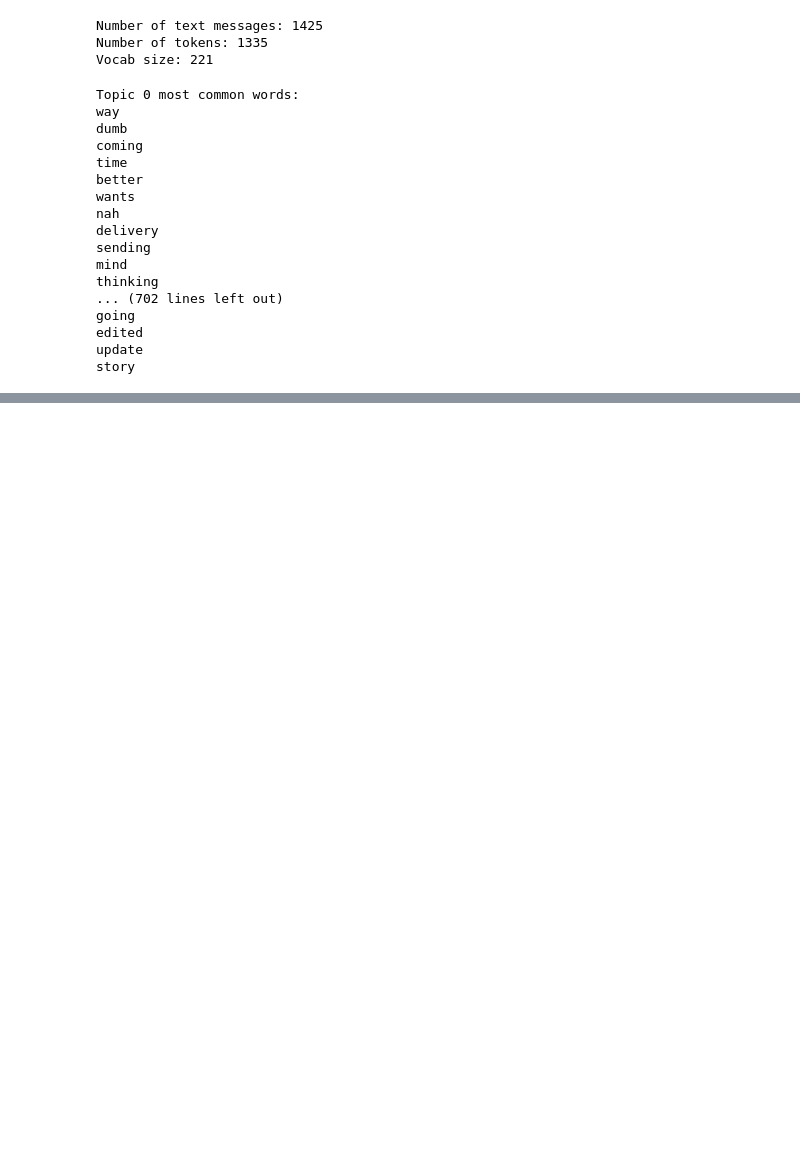
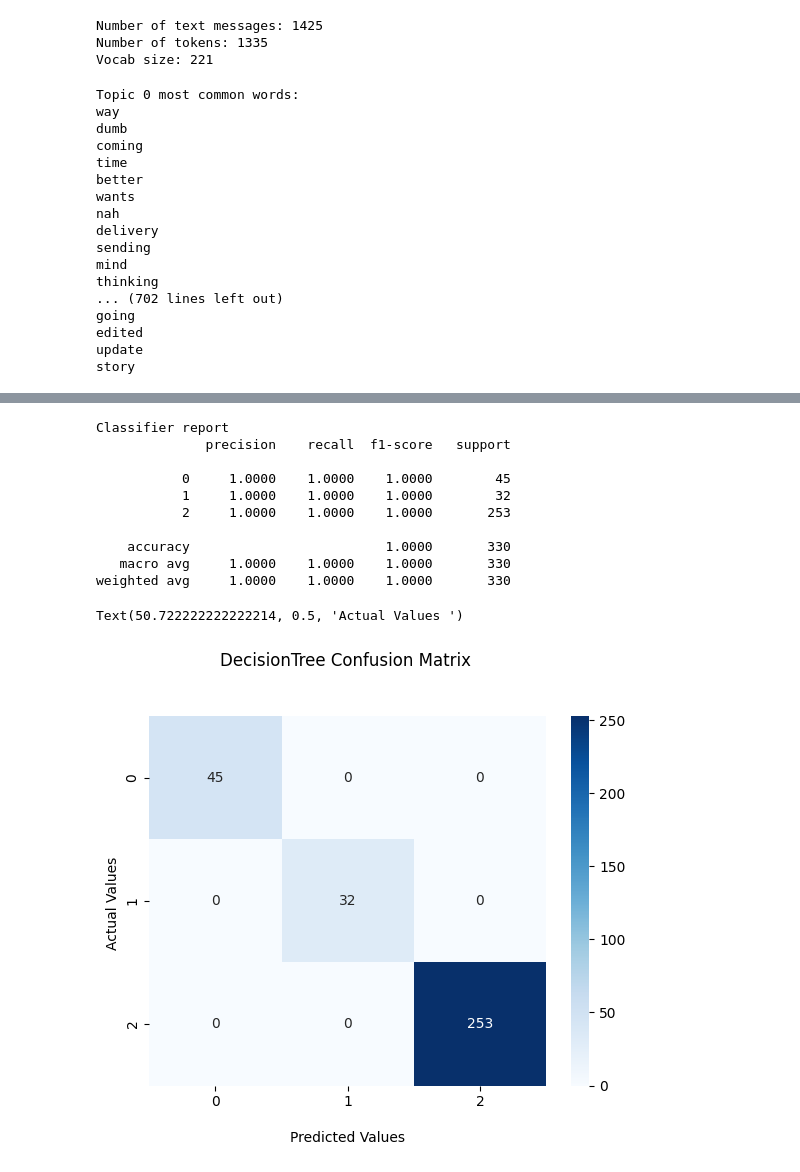
Before and after one commit to SeePeeYou/cos_783_assignment6, a Jupyter notebook: Code/assignment6.ipynb, the cells around one changed output, grey strips where cells are left out. Saved outputs shown, nothing was run; the diff lists cells and outputs as text; code cells hidden in the pictures; blank space fills up the shorter version.

Commit message:
decision tree classifier

```diff
--- a/Code/assignment6.ipynb
+++ b/Code/assignment6.ipynb
@@ -197,0 +340,45 @@ story
+# %%
+
+
+lab_encoder = preprocessing.LabelEncoder()
+df['Column1'] = lab_encoder.fit_transform(df['Column1'])
+df['topic'] = lab_encoder.fit_transform(df['topic'])
+df['classification'] = lab_encoder.fit_transform(df['classification'])
+
+features = [col for col in df.columns if col != 'classification']
+# Prepare the feature matrix and target variable
+X = df[features].values
+sc = StandardScaler()
+scaler = sc.fit(X)
+X = scaler.transform(X)
+y = df['classification'].values
+
+# Split the data into training and testing sets
+(X_train, X_test, y_train, y_test) = train_test_split(X, y, test_size=0.20)
+
+clf = DecisionTreeClassifier(max_depth=10)
+clf.fit(X_train, y_train)
+y_pred = clf.predict(X_test)
+report = classification_report(y_test, y_pred, digits=4)
+print('Classifier report')
+print(report)
+
+
+confusion = metrics.confusion_matrix(y_test, y_pred)
+ax = sns.heatmap(confusion, annot=True, cmap='Blues', fmt='d')
+ax.set_title('DecisionTree Confusion Matrix \n\n')
+ax.set_xlabel('\nPredicted Values')
+ax.set_ylabel('Actual Values ')
+# %% [output]
+Classifier report
+              precision    recall  f1-score   support
+
+           0     1.0000    1.0000    1.0000        45
+           1     1.0000    1.0000    1.0000        32
+           2     1.0000    1.0000    1.0000       253
+
+    accuracy                         1.0000       330
+   macro avg     1.0000    1.0000    1.0000       330
+weighted avg     1.0000    1.0000    1.0000       330
+Text(50.722222222222214, 0.5, 'Actual Values ')
+[figure, added]
```
Also changed, not shown: parts of 6 cells of this notebook.
